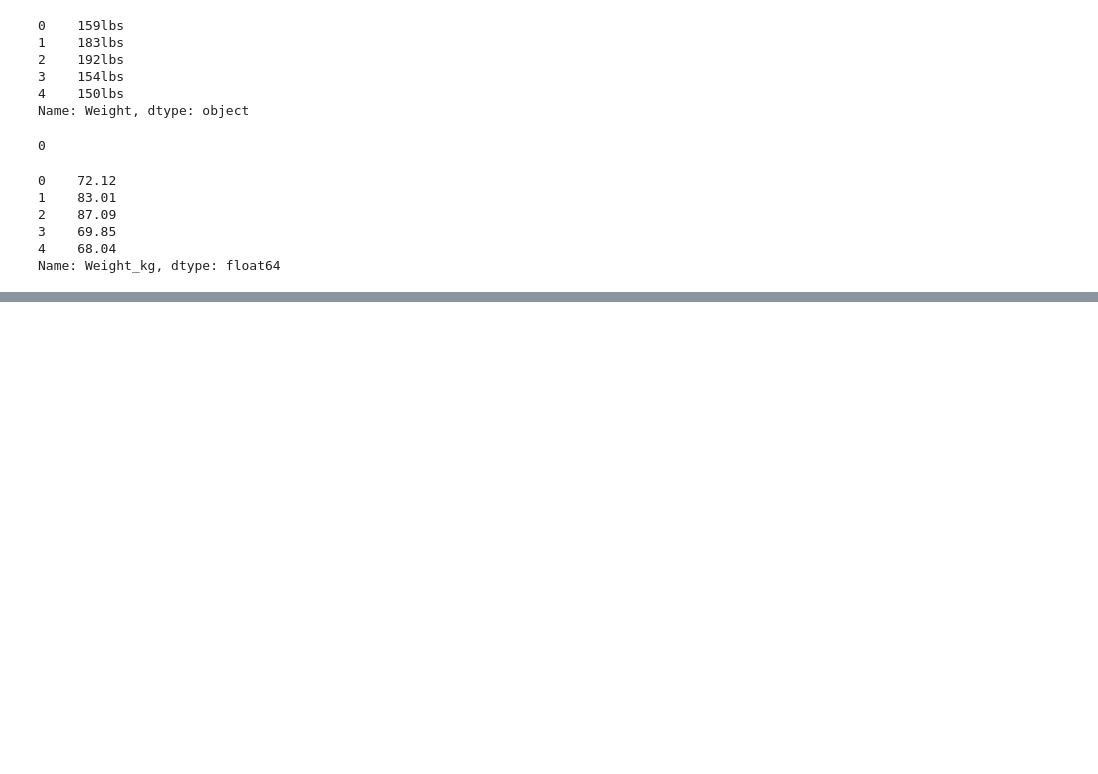
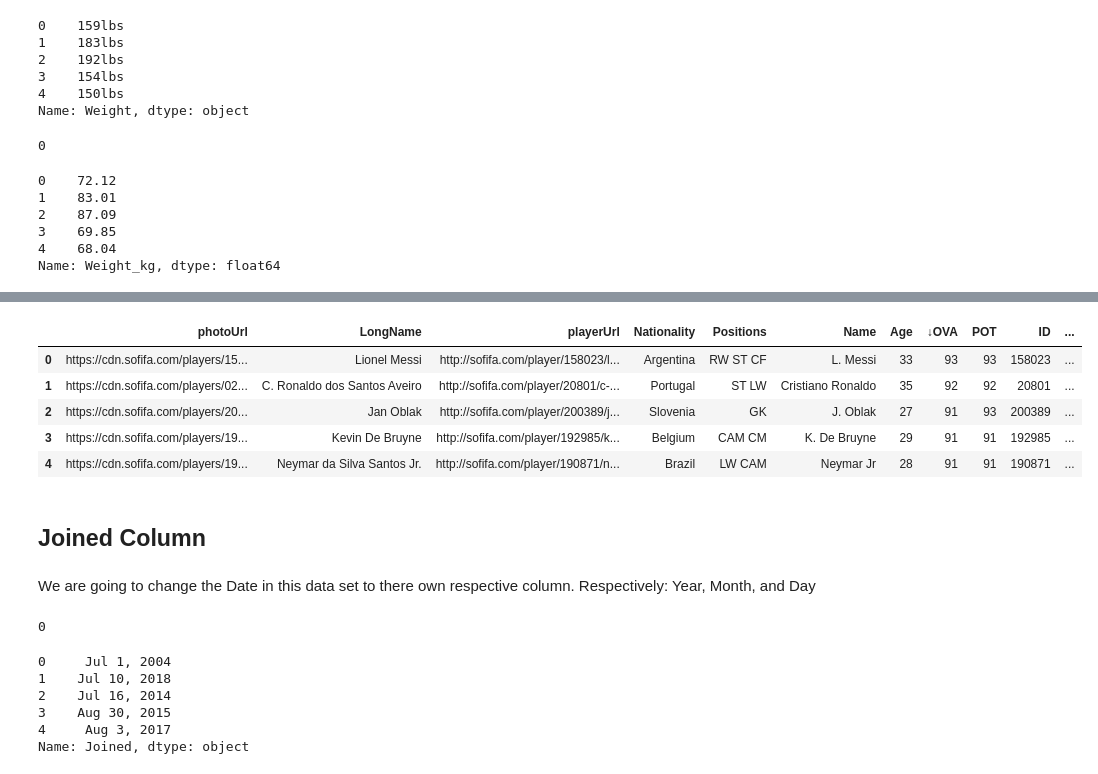
Before and after one commit to Jack-Merrett/fifa_data_cleaning_project, a Jupyter notebook: notebook/data_cleaning.ipynb, the cells around one changed output, grey strips where cells are left out. Saved outputs shown, nothing was run; the diff lists cells and outputs as text; code cells hidden in the pictures; blank space fills up the shorter version.

```diff
--- a/notebook/data_cleaning.ipynb
+++ b/notebook/data_cleaning.ipynb
@@ -414,3 +413,30 @@ Contract      object
 Height_cm    float64
 Weight_kg    float64
 dtype: object
+# %%
+df.head()
+# %% [output]
+|  | photoUrl | LongName | playerUrl | Nationality | Positions | Name | Age | ↓OVA | POT | ID | ... |
+| 0 | https://cdn.sofifa.com/players/15... | Lionel Messi | http://sofifa.com/player/158023/l... | Argentina | RW ST CF | L. Messi | 33 | 93 | 93 | 158023 | ... |
+| 1 | https://cdn.sofifa.com/players/02... | C. Ronaldo dos Santos Aveiro | http://sofifa.com/player/20801/c-... | Portugal | ST LW | Cristiano Ronaldo | 35 | 92 | 92 | 20801 | ... |
+| 2 | https://cdn.sofifa.com/players/20... | Jan Oblak | http://sofifa.com/player/200389/j... | Slovenia | GK | J. Oblak | 27 | 91 | 93 | 200389 | ... |
+| 3 | https://cdn.sofifa.com/players/19... | Kevin De Bruyne | http://sofifa.com/player/192985/k... | Belgium | CAM CM | K. De Bruyne | 29 | 91 | 91 | 192985 | ... |
+| 4 | https://cdn.sofifa.com/players/19... | Neymar da Silva Santos Jr. | http://sofifa.com/player/190871/n... | Brazil | LW CAM | Neymar Jr | 28 | 91 | 91 | 190871 | ... |
+# %% [markdown]
+## Joined Column
+# %% [markdown]
+We are going to change the Date in this data set to there own respective column. Respectively: Year, Month, and Day
+# %%
+# checking for Null values
+df['Joined'].isna().sum()
+# %% [output]
+0
+# %%
+df["Joined"].head()
+# %% [output]
+0     Jul 1, 2004
+1    Jul 10, 2018
+2    Jul 16, 2014
+3    Aug 30, 2015
+4     Aug 3, 2017
+Name: Joined, dtype: object
```
Also changed, not shown: parts of 33 cells of this notebook.
